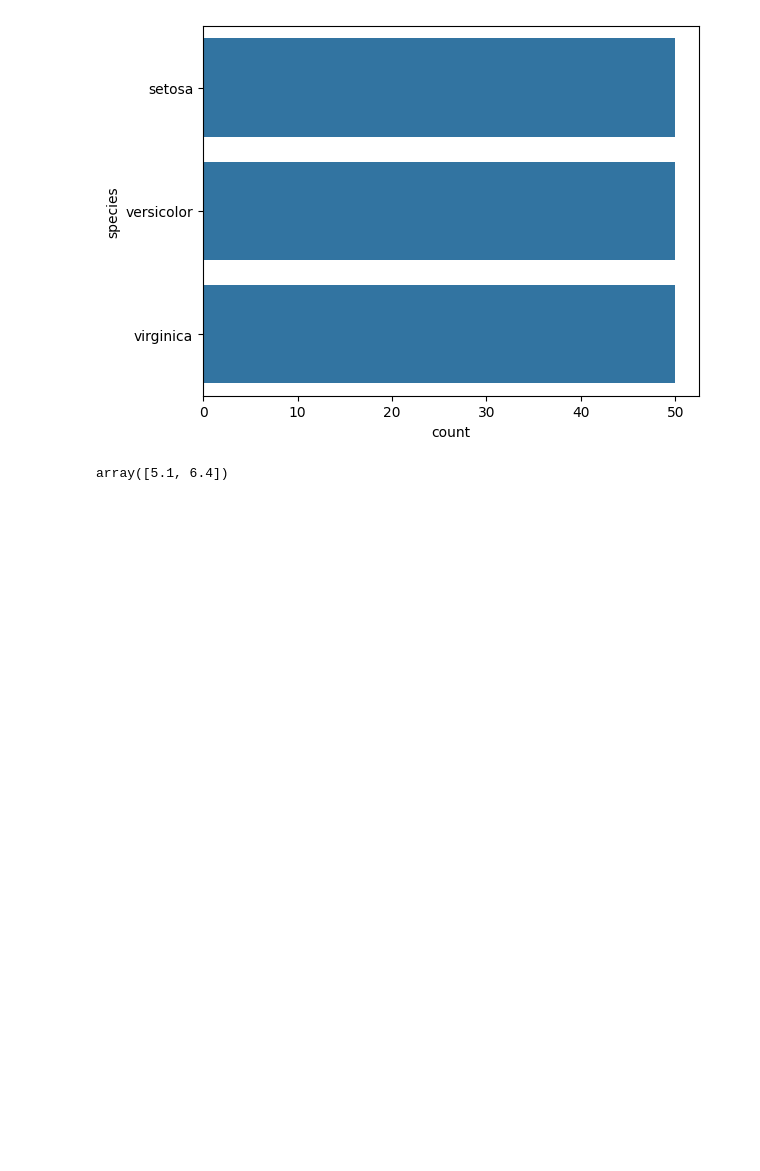
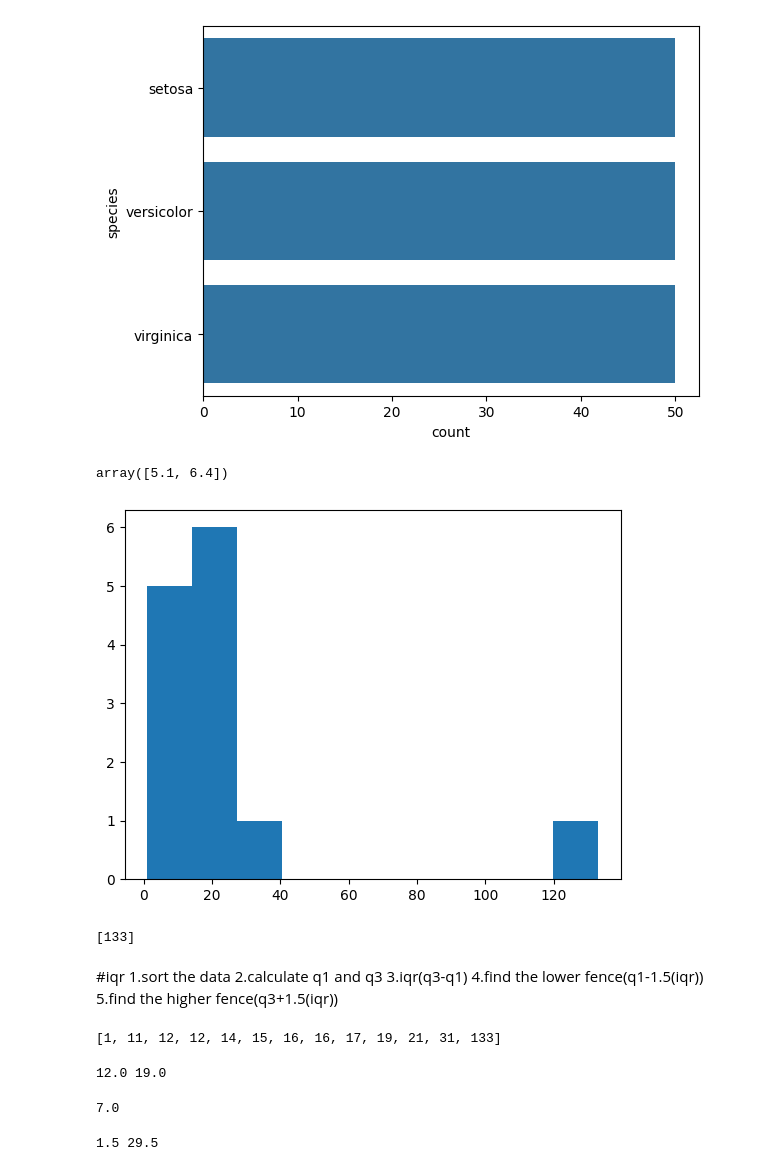
Before and after one commit to abrarzayedgithub/machine-learning, a Jupyter notebook: finding_outliers_in_python.ipynb, the cells around one changed output. Drawn from its saved outputs; the diff is of its cells as text; code cells hidden in the pictures; blank space fills up the shorter version.

```diff
--- a/finding_outliers_in_python.ipynb
+++ b/finding_outliers_in_python.ipynb
@@ -70,0 +75,53 @@ array([5.1, 6.4])
+# %%
+#define our dataset
+dataset = [11,12,12,133,14,15,16,16,17,19,1,21,31]
+plt.hist(dataset)
+outliers=[]
+def detect_outliers(data):
+  threshold = 3 #3rd std dev
+  mean = np.mean(data)
+  std = np.std(data)
+
+  for i in data:
+    z_score = (i-mean)/std
+    if np.abs(z_score)>threshold:
+      outliers.append(i)
+  return outliers
+
+  detect_outliers(dataset)
+# %% [output]
+[figure, added]
+# %%
+detect_outliers(dataset)
+# %% [output]
+[133]
+# %% [markdown]
+#iqr
+1.sort the data
+2.calculate q1 and q3
+3.iqr(q3-q1)
+4.find the lower fence(q1-1.5(iqr))
+5.find the higher fence(q3+1.5(iqr))
+# %%
+dataset = sorted(dataset)
+dataset
+# %% [output]
+[1, 11, 12, 12, 14, 15, 16, 16, 17, 19, 21, 31, 133]
+# %%
+q1,q3 = np.percentile(dataset,[25,75])
+print(q1,q3)
+# %% [output]
+12.0 19.0
+# %%
+iqr=q3-q1
+print(iqr)
+# %% [output]
+7.0
+# %%
+#find the lower fence and higher fence
+lower_fence = q1-(1.5*iqr)
+higher_fence = q3+(1.5*iqr)
+
+print(lower_fence,higher_fence)
+# %% [output]
+1.5 29.5
```
Also changed, not shown: parts of 2 cells of this notebook.
